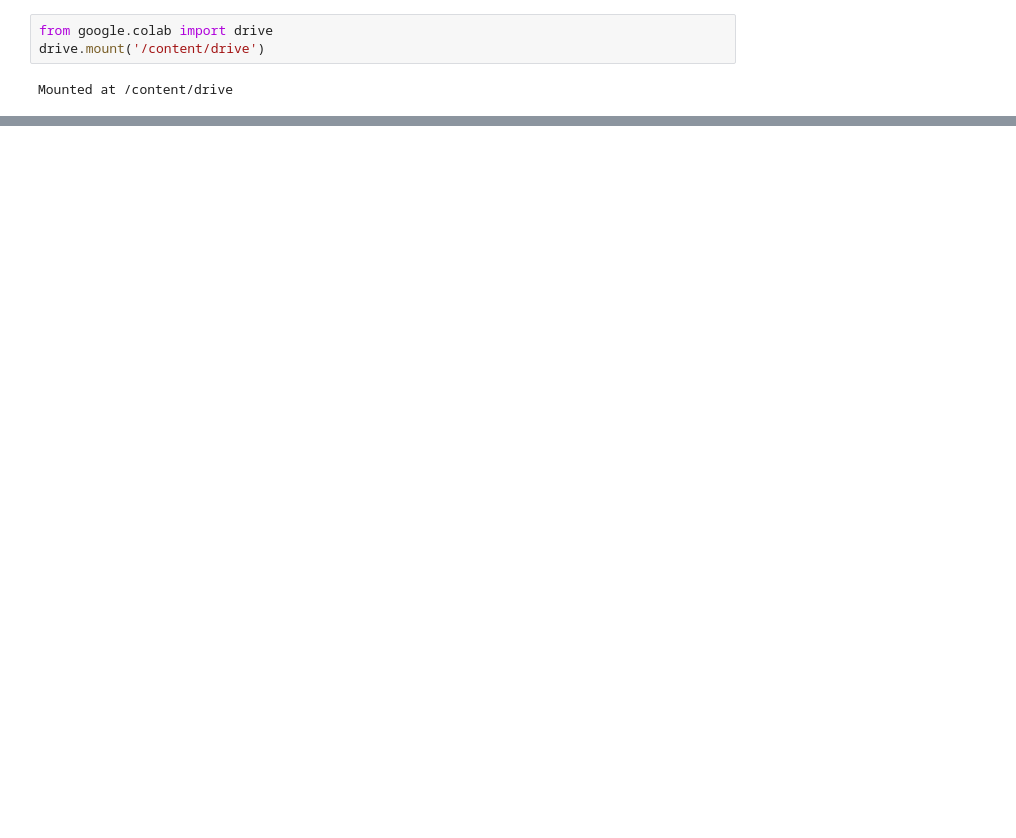
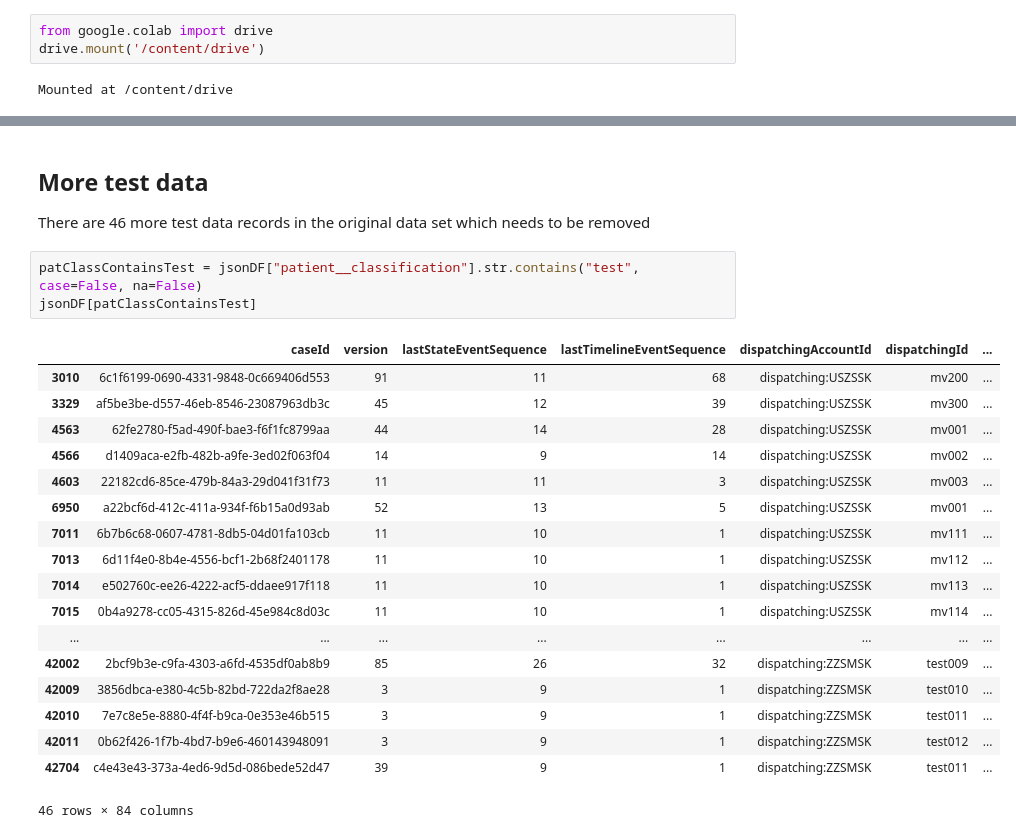
Before and after one commit to mtomcanyi/Hackhealth2021-Challenge7, a Jupyter notebook: ZCase_DataLoad.ipynb, the cells around one changed output, grey strips where cells are left out. Drawn from its saved outputs; the diff is of its cells as text; blank space fills up the shorter version.

Commit message:
Exploring unique data values and identifying test data

```diff
--- a/ZCase_DataLoad.ipynb
+++ b/ZCase_DataLoad.ipynb
@@ -27,0 +136,26 @@ jsonDF
+# %% [markdown]
+## More test data
+There are 46 more test data records in the original data set
+which needs to be removed
+# %%
+patClassContainsTest = jsonDF["patient__classification"].str.contains("test", case=False, na=False)
+jsonDF[patClassContainsTest]
+# %% [output]
+|  | caseId | version | lastStateEventSequence | lastTimelineEventSequence | dispatchingAccountId | dispatchingId | ... |
+| 3010 | 6c1f6199-0690-4331-9848-0c669406d553 | 91 | 11 | 68 | dispatching:USZSSK | mv200 | ... |
+| 3329 | af5be3be-d557-46eb-8546-23087963db3c | 45 | 12 | 39 | dispatching:USZSSK | mv300 | ... |
+| 4563 | 62fe2780-f5ad-490f-bae3-f6f1fc8799aa | 44 | 14 | 28 | dispatching:USZSSK | mv001 | ... |
+| 4566 | d1409aca-e2fb-482b-a9fe-3ed02f063f04 | 14 | 9 | 14 | dispatching:USZSSK | mv002 | ... |
+| 4603 | 22182cd6-85ce-479b-84a3-29d041f31f73 | 11 | 11 | 3 | dispatching:USZSSK | mv003 | ... |
+| 6950 | a22bcf6d-412c-411a-934f-f6b15a0d93ab | 52 | 13 | 5 | dispatching:USZSSK | mv001 | ... |
+| 7011 | 6b7b6c68-0607-4781-8db5-04d01fa103cb | 11 | 10 | 1 | dispatching:USZSSK | mv111 | ... |
+| 7013 | 6d11f4e0-8b4e-4556-bcf1-2b68f2401178 | 11 | 10 | 1 | dispatching:USZSSK | mv112 | ... |
+| 7014 | e502760c-ee26-4222-acf5-ddaee917f118 | 11 | 10 | 1 | dispatching:USZSSK | mv113 | ... |
+| 7015 | 0b4a9278-cc05-4315-826d-45e984c8d03c | 11 | 10 | 1 | dispatching:USZSSK | mv114 | ... |
+| ... | ... | ... | ... | ... | ... | ... | ... |
+| 42002 | 2bcf9b3e-c9fa-4303-a6fd-4535df0ab8b9 | 85 | 26 | 32 | dispatching:ZZSMSK | test009 | ... |
+| 42009 | 3856dbca-e380-4c5b-82bd-722da2f8ae28 | 3 | 9 | 1 | dispatching:ZZSMSK | test010 | ... |
+| 42010 | 7e7c8e5e-8880-4f4f-b9ca-0e353e46b515 | 3 | 9 | 1 | dispatching:ZZSMSK | test011 | ... |
+| 42011 | 0b62f426-1f7b-4bd7-b9e6-460143948091 | 3 | 9 | 1 | dispatching:ZZSMSK | test012 | ... |
+| 42704 | c4e43e43-373a-4ed6-9d5d-086bede52d47 | 39 | 9 | 1 | dispatching:ZZSMSK | test011 | ... |
+46 rows × 84 columns
```
Also changed, not shown: parts of 14 cells of this notebook.
